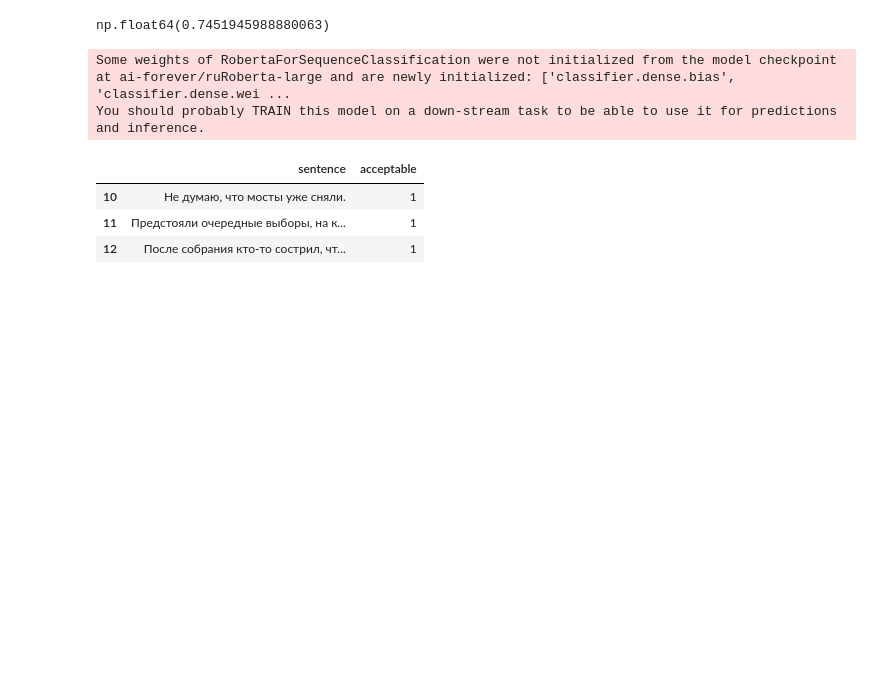
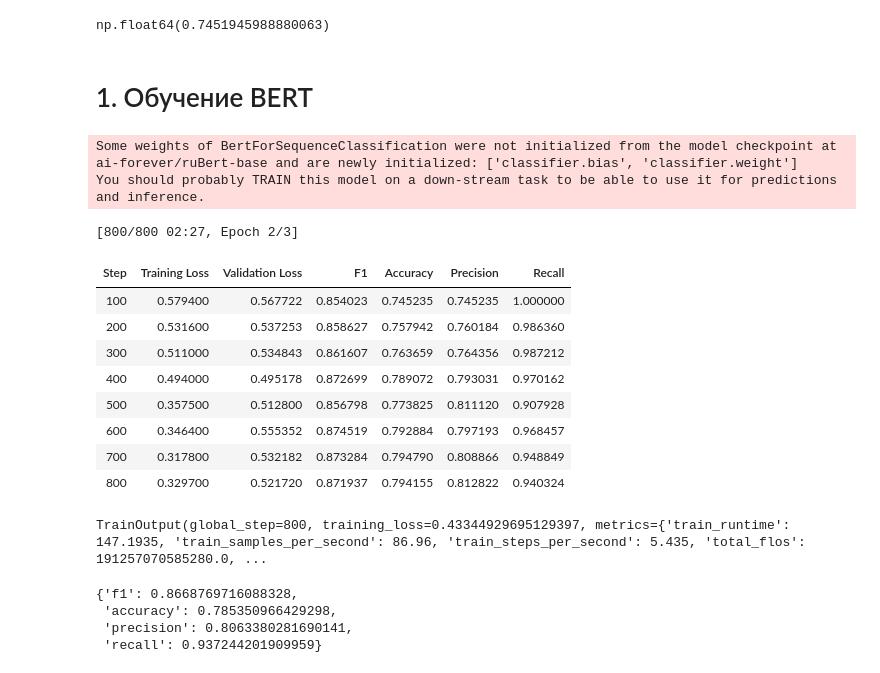
Before and after one commit to VladShajdulin/OTUS, a Jupyter notebook: home_work_3.ipynb, the cells around one changed output. Drawn from its saved outputs; the diff is of its cells as text; code cells hidden in the pictures; blank space fills up the shorter version.

Commit message:
Обучил BERT

```diff
--- a/home_work_3.ipynb
+++ b/home_work_3.ipynb
@@ -47,14 +47,16 @@ train, val = train_test_split(
 train['acceptable'].mean()
 # %% [output]
 np.float64(0.7451945988880063)
+# %% [markdown]
+# 1. Обучение BERT
 # %%
-name_bert = 'ai-forever/ruRoberta-large'
+name_bert = 'ai-forever/ruBert-base'
 tokenizer = AutoTokenizer.from_pretrained(name_bert)
 model = AutoModelForSequenceClassification.from_pretrained(name_bert, num_labels=2).to(device)
 
 train, val = Dataset.from_pandas(train), Dataset.from_pandas(val)
-train = train.map(lambda x: tokenizer(x['sentence']), batched=True)
-val = val.map(lambda x: tokenizer(x['sentence']), batched=True)
+train = train.map(lambda x: tokenizer(x['sentence']), batched=True).rename_column('acceptable', 'label')
+val = val.map(lambda x: tokenizer(x['sentence']), batched=True).rename_column('acceptable', 'label')
 
 data_collator = DataCollatorWithPadding(
     tokenizer=tokenizer,
@@ -62,19 +64,71 @@ data_collator = DataCollatorWithPadding(
     return_tensors='pt'
 )
 # %% [output]
-Some weights of RobertaForSequenceClassification were not initialized from the model checkpoint at ai-forever/ruRoberta-large and are newly initialized: ['classifier.dense.bias', 'classifier.dense.wei ...
+Some weights of BertForSequenceClassification were not initialized from the model checkpoint at ai-forever/ruBert-base and are newly initialized: ['classifier.bias', 'classifier.weight']
 You should probably TRAIN this model on a down-stream task to be able to use it for predictions and inference.
 # %%
 clf_metrics = evaluate.combine(['f1', 'accuracy', 'precision', 'recall'])
 def compute_metrics(eval_pred):
   preds, labels = eval_pred
 
-  return accuracy.compute(predictions=preds.argmax(axis=1), references=labels)
+  return clf_metrics.compute(predictions=preds.argmax(axis=1), references=labels)
+
+args = TrainingArguments(
+    output_dir='bert_model',
+    save_strategy='no',
+    eval_strategy='steps',
+    eval_steps=100,
+    logging_strategy='steps',
+    logging_steps=100,
+
+    num_train_epochs=3,
+    max_steps=800,
+    learning_rate=2e-5,
+    per_device_train_batch_size=16,
+    per_device_eval_batch_size=16,
+
+    warmup_ratio=0.1,
+    weight_decay=0.01,
+    optim='adamw_torch',
+    lr_scheduler_type='linear'
+)
+
+trainer = Trainer(
+    model=model,
+    args=args,
+    train_dataset=train,
+    eval_dataset=val,
+    processing_class=tokenizer,
+    data_collator=data_collator,
+    compute_metrics=compute_metrics,
+)
-# %%
-example = train_df.iloc[10:13]
-example
-# %% [output]
-|  | sentence | acceptable |
-| 10 | Не думаю, что мосты уже сняли. | 1 |
-| 11 | Предстояли очередные выборы, на к... | 1 |
-| 12 | После собрания кто-то сострил, чт... | 1 |
+# %%
+trainer.train()
+# %% [output]
+[800/800 02:27, Epoch 2/3]
+| Step | Training Loss | Validation Loss | F1 | Accuracy | Precision | Recall |
+| 100 | 0.579400 | 0.567722 | 0.854023 | 0.745235 | 0.745235 | 1.000000 |
+| 200 | 0.531600 | 0.537253 | 0.858627 | 0.757942 | 0.760184 | 0.986360 |
+| 300 | 0.511000 | 0.534843 | 0.861607 | 0.763659 | 0.764356 | 0.987212 |
+| 400 | 0.494000 | 0.495178 | 0.872699 | 0.789072 | 0.793031 | 0.970162 |
+| 500 | 0.357500 | 0.512800 | 0.856798 | 0.773825 | 0.811120 | 0.907928 |
+| 600 | 0.346400 | 0.555352 | 0.874519 | 0.792884 | 0.797193 | 0.968457 |
+| 700 | 0.317800 | 0.532182 | 0.873284 | 0.794790 | 0.808866 | 0.948849 |
+| 800 | 0.329700 | 0.521720 | 0.871937 | 0.794155 | 0.812822 | 0.940324 |
+TrainOutput(global_step=800, training_loss=0.43344929695129397, metrics={'train_runtime': 147.1935, 'train_samples_per_second': 86.96, 'train_steps_per_second': 5.435, 'total_flos': 191257070585280.0, ...
+# %%
+test_true = torch.from_numpy(test_df['acceptable'].values).to(device)
+with torch.no_grad():
+  tokens = tokenizer(
+      test_df['sentence'].to_list(),
+      return_tensors='pt',
+      padding=True
+  ).to(device)
+  preds = model(**tokens).logits.argmax(axis=1)
+
+clf_metrics.compute(predictions=preds, references=test_true)
+# %% [output]
+{'f1': 0.8668769716088328,
+ 'accuracy': 0.785350966429298,
+ 'precision': 0.8063380281690141,
+ 'recall': 0.937244201909959}
```
Also changed, not shown: parts of 7 cells of this notebook.
